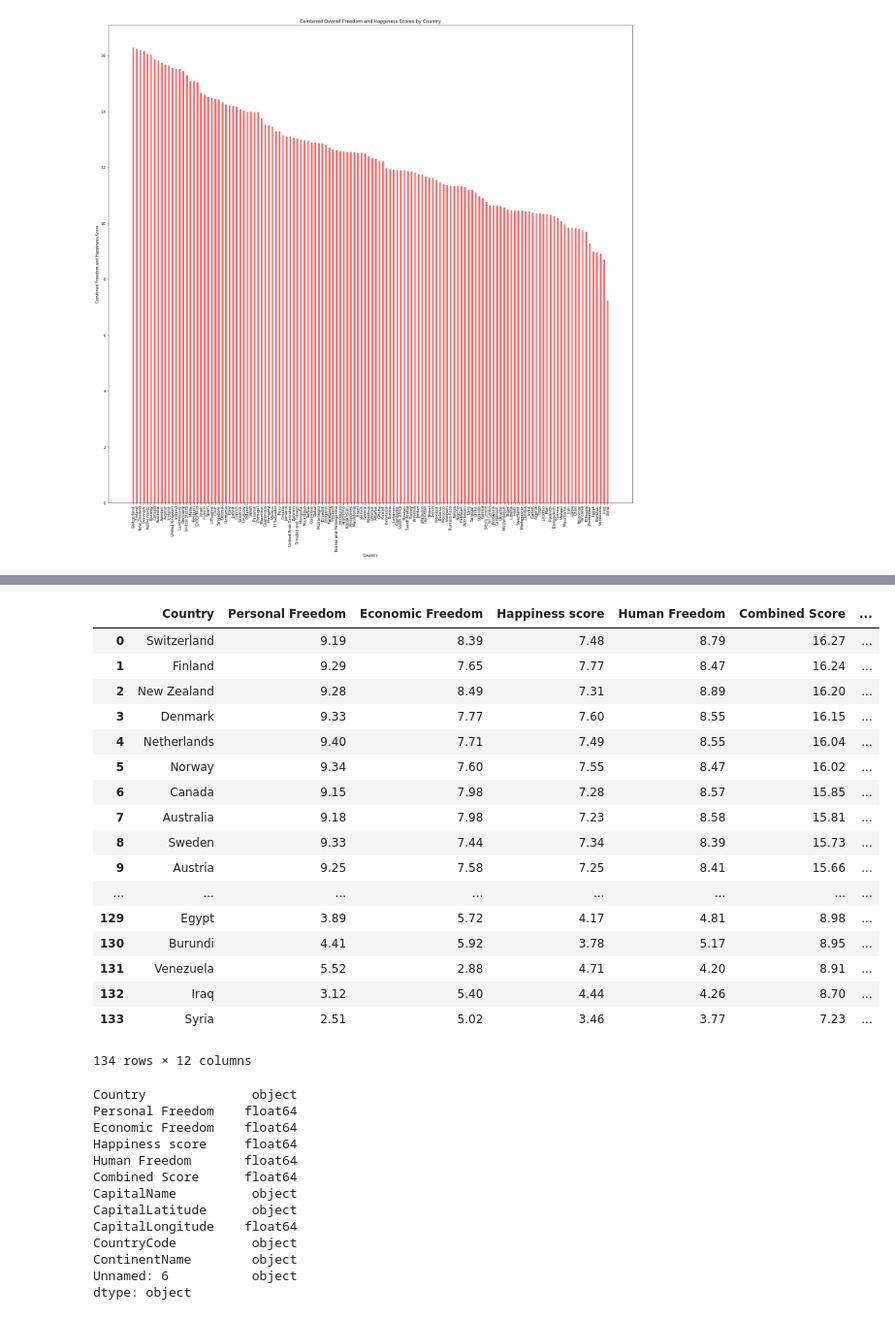
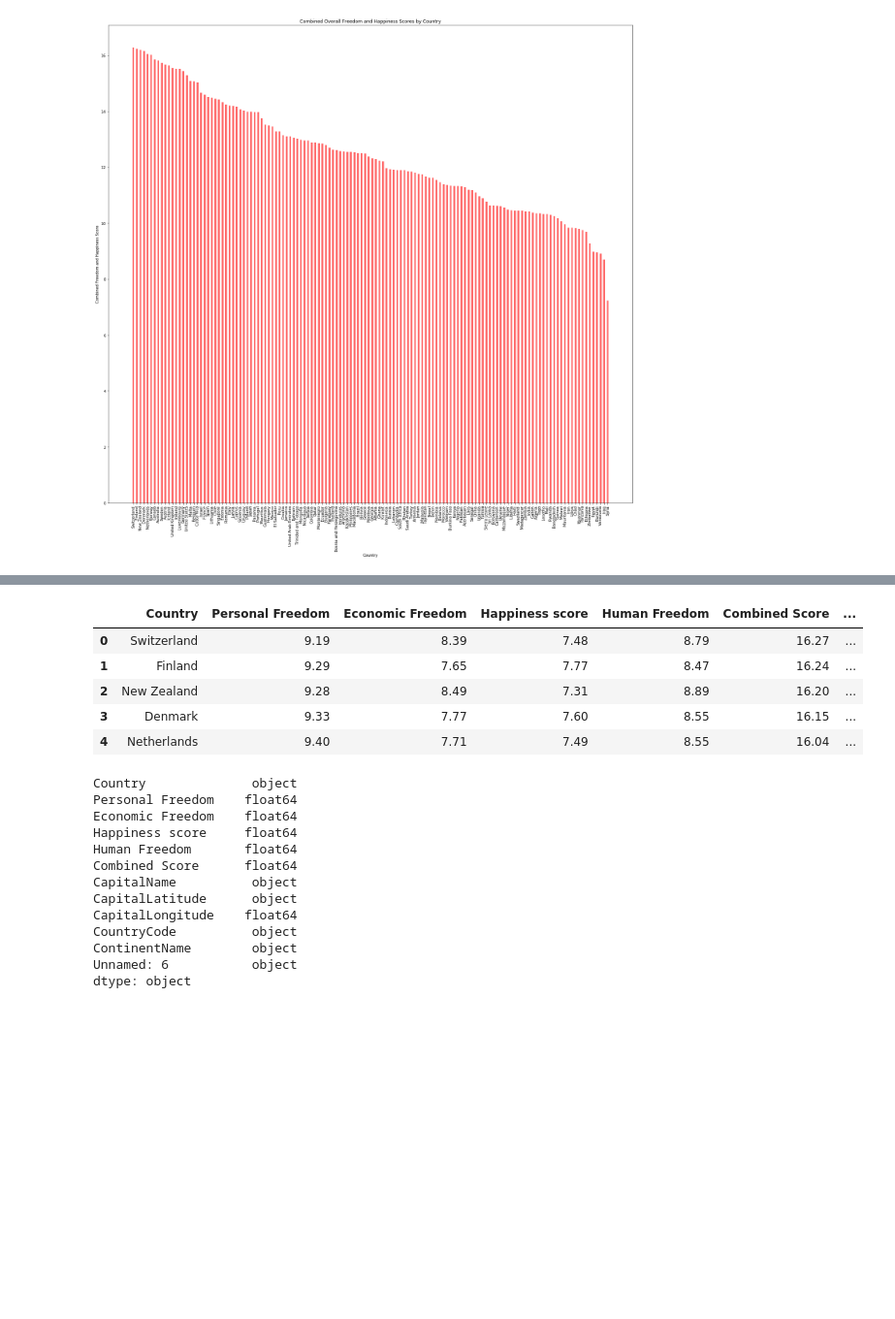
Before and after one commit to Faedra/Freedom-and-Happiness, a Jupyter notebook: thefunstuff/shannon_working_notebook.ipynb, the cells around one changed output, grey strips where cells are left out. Shown: that part at 97% size. Saved outputs shown, nothing was run; the diff lists cells and outputs as text; code cells hidden in the pictures; blank space fills up the shorter version.

```diff
--- a/thefunstuff/shannon_working_notebook.ipynb
+++ b/thefunstuff/shannon_working_notebook.ipynb
@@ -189,46 +177,34 @@ country_capitals_df
 # %%
 # merge dataframes on Country Name
 
 # Rename "countryname" column
 country_capitals_df = country_capitals_df.rename(columns={
     "CountryName": "Country"
 })
 # country_capitals_df.head()
 
 # country_capitals_df.dtypes
 # Sorted_Countries.dtypes
 
 # merge and save to variable
 merged_dataset = pd.merge(
     Sorted_Countries,
     country_capitals_df,
     on="Country",
     how="left")
 
 # # Save the revised Data Frame as a csv
 # merged_dataset.to_csv("country_data_lat_lng.csv")
 
 # Visualize
-merged_dataset
+merged_dataset.head()
 # %% [output]
 |  | Country | Personal Freedom | Economic Freedom | Happiness score | Human Freedom | Combined Score | ... |
 | 0 | Switzerland | 9.19 | 8.39 | 7.48 | 8.79 | 16.27 | ... |
 | 1 | Finland | 9.29 | 7.65 | 7.77 | 8.47 | 16.24 | ... |
 | 2 | New Zealand | 9.28 | 8.49 | 7.31 | 8.89 | 16.20 | ... |
 | 3 | Denmark | 9.33 | 7.77 | 7.60 | 8.55 | 16.15 | ... |
 | 4 | Netherlands | 9.40 | 7.71 | 7.49 | 8.55 | 16.04 | ... |
-| 5 | Norway | 9.34 | 7.60 | 7.55 | 8.47 | 16.02 | ... |
-| 6 | Canada | 9.15 | 7.98 | 7.28 | 8.57 | 15.85 | ... |
-| 7 | Australia | 9.18 | 7.98 | 7.23 | 8.58 | 15.81 | ... |
-| 8 | Sweden | 9.33 | 7.44 | 7.34 | 8.39 | 15.73 | ... |
-| 9 | Austria | 9.25 | 7.58 | 7.25 | 8.41 | 15.66 | ... |
-| ... | ... | ... | ... | ... | ... | ... | ... |
-| 129 | Egypt | 3.89 | 5.72 | 4.17 | 4.81 | 8.98 | ... |
-| 130 | Burundi | 4.41 | 5.92 | 3.78 | 5.17 | 8.95 | ... |
-| 131 | Venezuela | 5.52 | 2.88 | 4.71 | 4.20 | 8.91 | ... |
-| 132 | Iraq | 3.12 | 5.40 | 4.44 | 4.26 | 8.70 | ... |
-| 133 | Syria | 2.51 | 5.02 | 3.46 | 3.77 | 7.23 | ... |
-134 rows × 12 columns
 # %%
 len(merged_dataset)
 len(Sorted_Countries)
```
Also changed, not shown: parts of 1 cell of this notebook.
